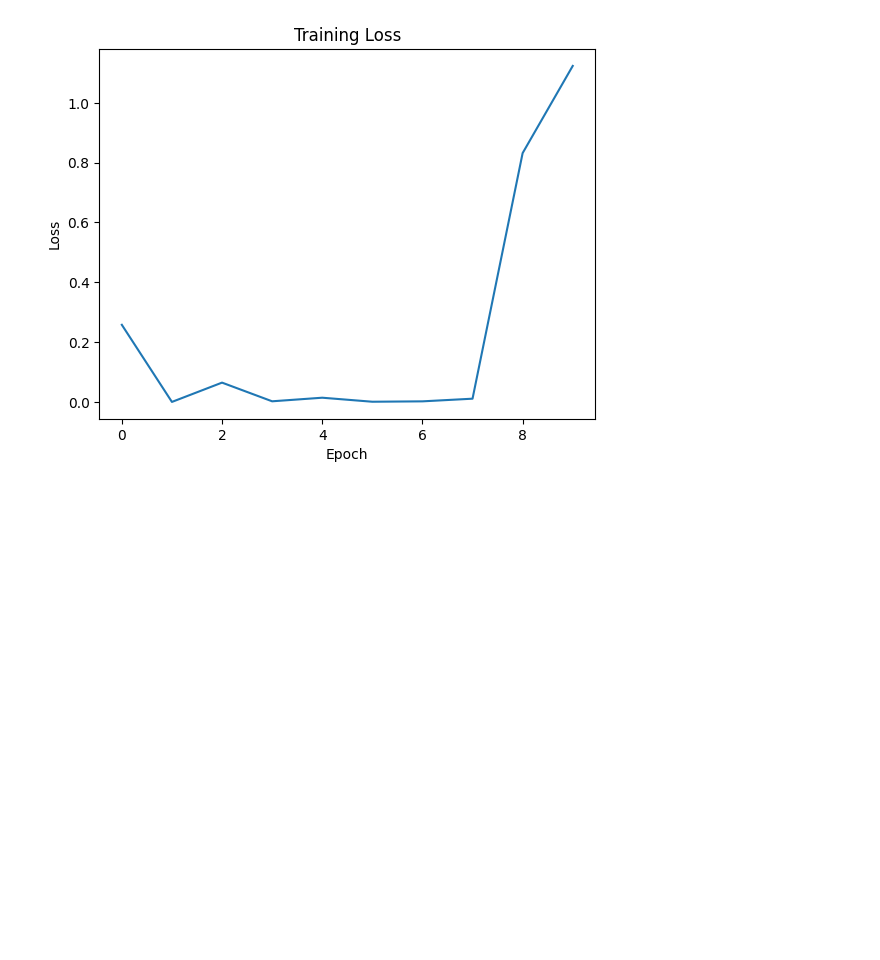
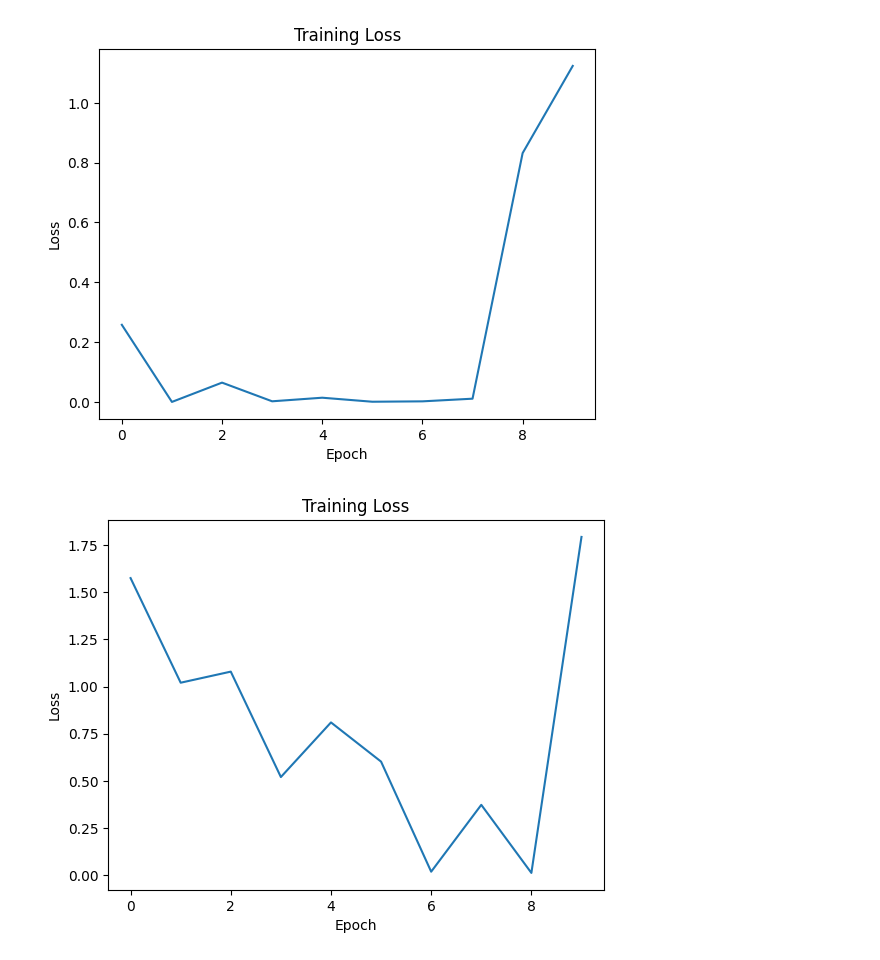
Before and after one commit to devsai9/learning-flask, a Jupyter notebook: flask-with-pt/ai_model.ipynb, the cells around one changed output. Cells and saved outputs as stored; diff of their text form; code cells hidden in the pictures; blank space fills up the shorter version.

Commit message:
Trained two more AI models

```diff
--- a/flask-with-pt/ai_model.ipynb
+++ b/flask-with-pt/ai_model.ipynb
@@ -119,3 +182,15 @@ plt.title('Training Loss')
 plt.show()
 # %% [output]
 [figure]
+# %%
+# Model 2
+training_loss = [1.5753722190856934, 1.0207328796386719, 1.079522728919983, 0.5205684900283813, 0.810179591178894, 0.6023236513137817, 0.01881249248981476, 0.3732471466064453, 0.012271569110453129, 1.7936770915985107]
+
+# Plot training loss vs epoch
+plt.plot(training_loss)
+plt.xlabel('Epoch')
+plt.ylabel('Loss')
+plt.title('Training Loss')
+plt.show()
+# %% [output]
+[figure, added]
```
Also changed, not shown: parts of 11 cells of this notebook, 16 other files.
